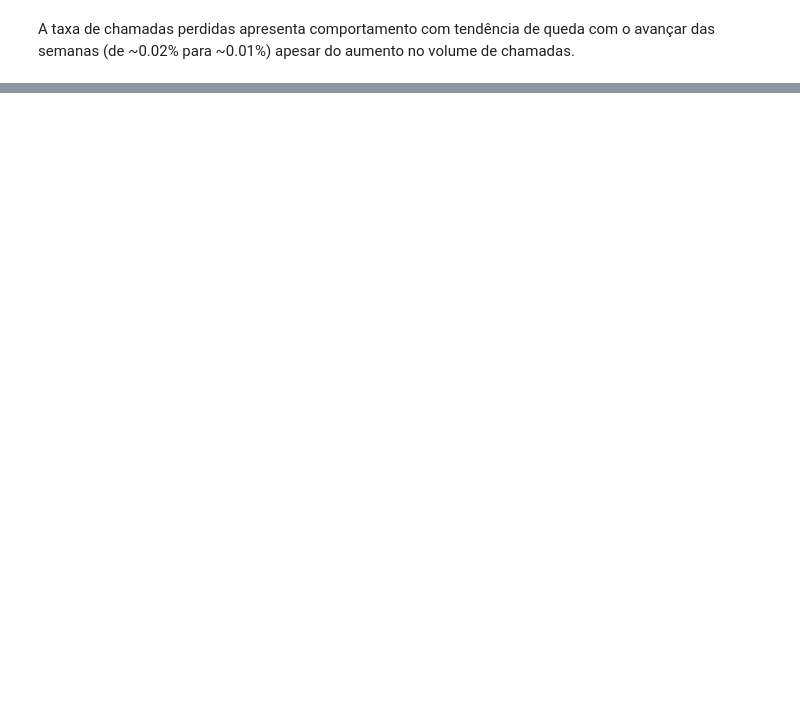
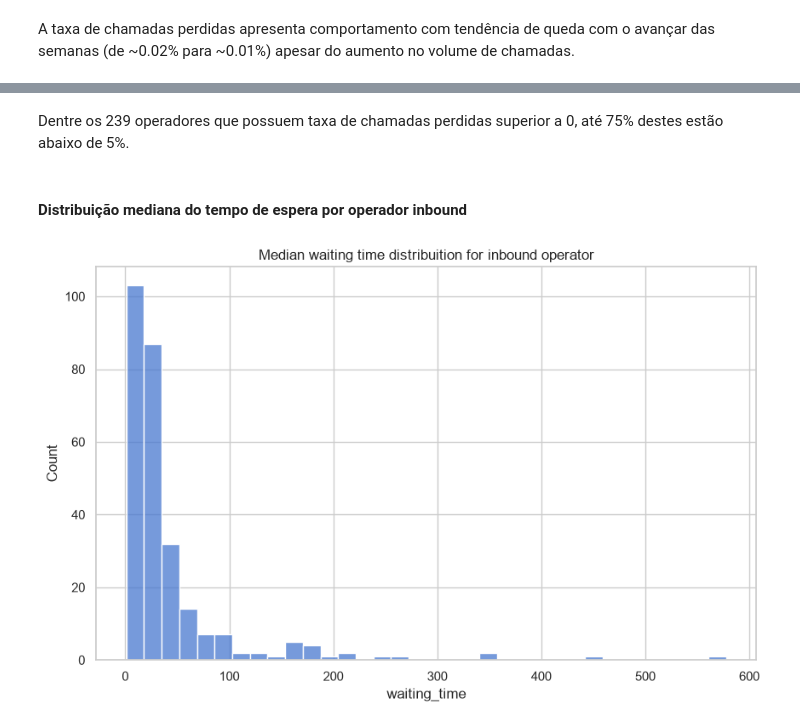
Before and after one commit to rodriguesbrian/tt14_call_me_maybe_project, a Jupyter notebook: notebook/analysis.ipynb, the cells around one changed output, grey strips where cells are left out. Saved outputs shown, nothing was run; the diff lists cells and outputs as text; code cells hidden in the pictures; blank space fills up the shorter version.

```diff
--- a/notebook/analysis.ipynb
+++ b/notebook/analysis.ipynb
@@ -553,0 +735,11 @@ A taxa de chamadas perdidas apresenta comportamento com tendência de queda com
+# %% [markdown]
+Dentre os 239 operadores que possuem taxa de chamadas perdidas superior a 0, até 75% destes estão abaixo de 5%.
+# %% [markdown]
+#### Distribuição mediana do tempo de espera por operador inbound
+# %%
+# visualização distribuição mediana do tempo de espera
+sns.histplot(telecom_ops[telecom_ops['direction'] == 'in'].groupby('user_id')['waiting_time'].median())
+plt.title('Median waiting time distribuition for inbound operator')
+plt.show()
+# %% [output]
+[figure, added]
```
Also changed, not shown: parts of 35 cells of this notebook.
